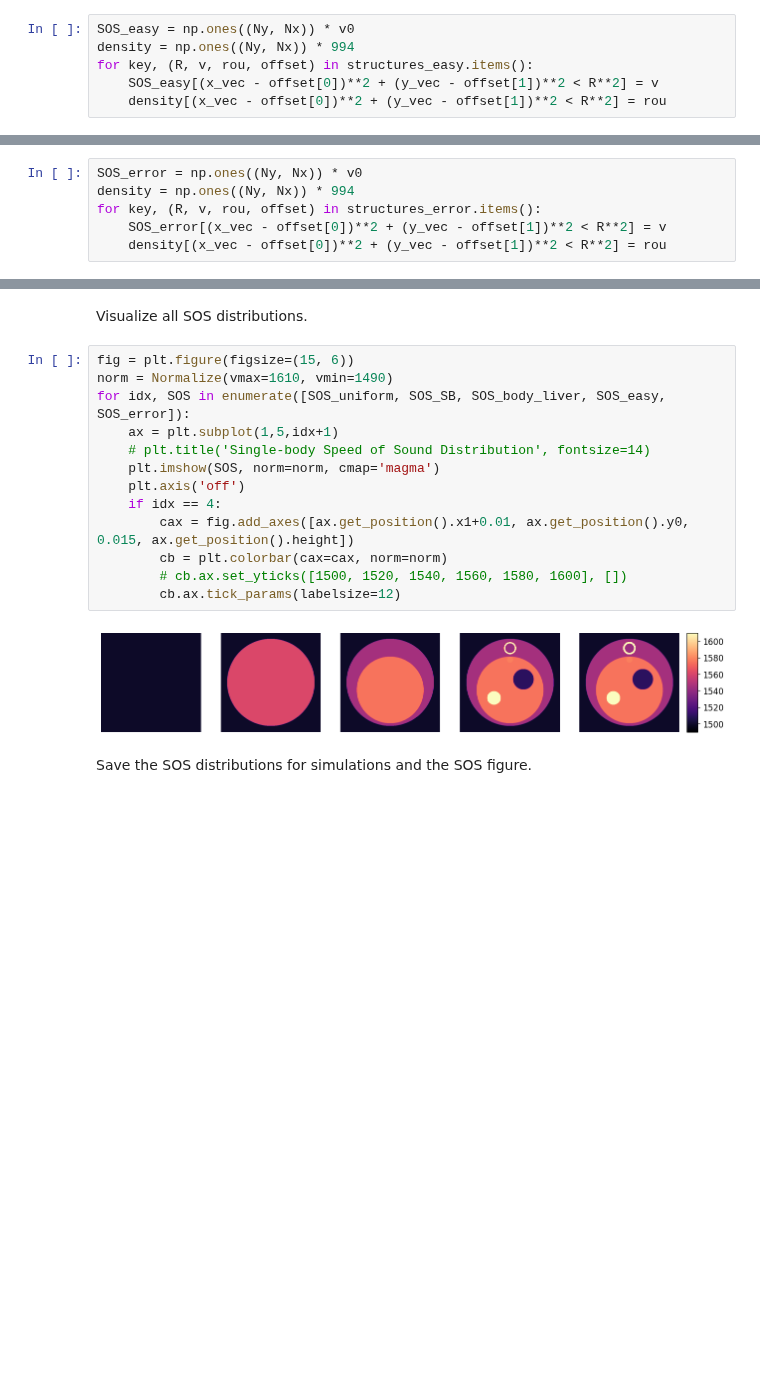
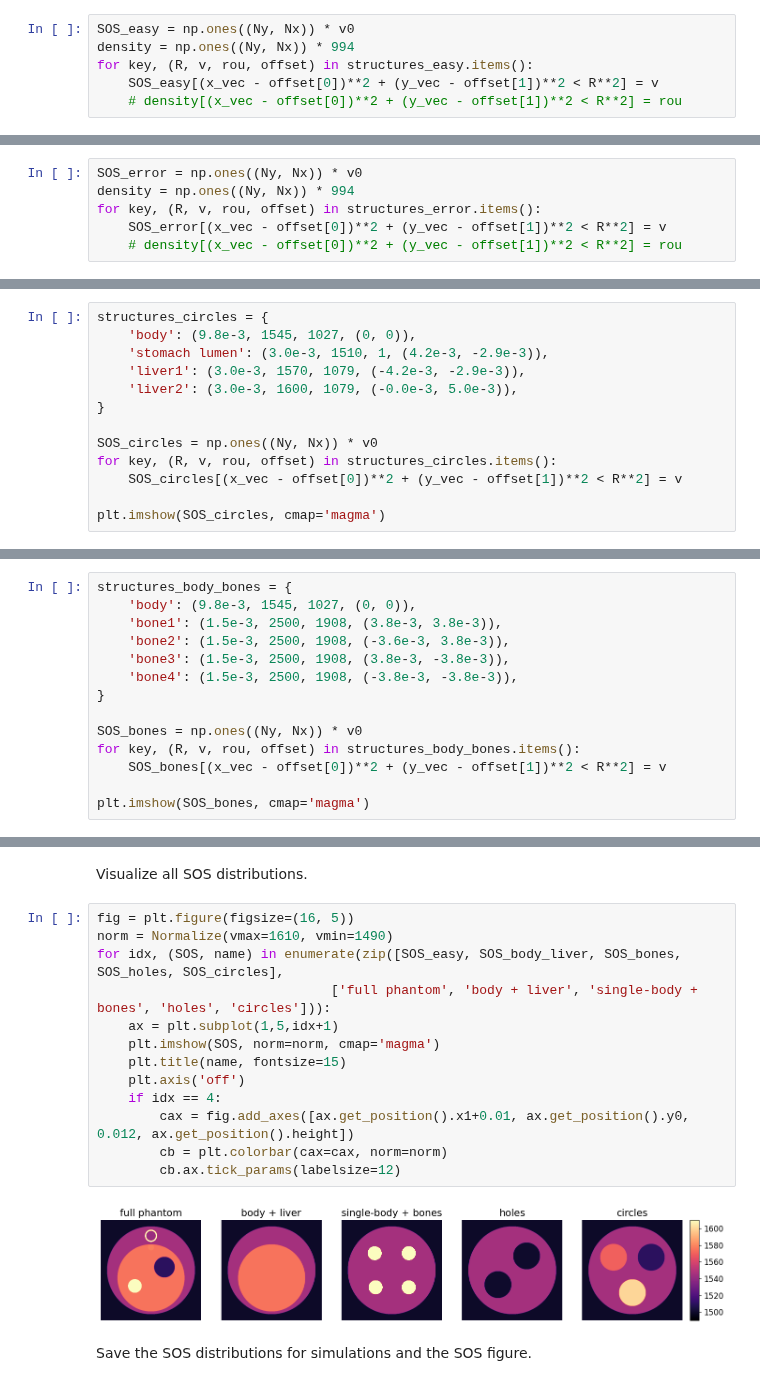
Before and after one commit to Lukeli0425/Coord-SoS-PACT, a Jupyter notebook: notebooks/create_phantom.ipynb, the cells around one changed output, grey strips where cells are left out. Cells and saved outputs as stored; diff of their text form; blank space fills up the shorter version.

```diff
--- a/notebooks/create_phantom.ipynb
+++ b/notebooks/create_phantom.ipynb
@@ -149,7 +149,7 @@ SOS_easy = np.ones((Ny, Nx)) * v0
 density = np.ones((Ny, Nx)) * 994
 for key, (R, v, rou, offset) in structures_easy.items():
     SOS_easy[(x_vec - offset[0])**2 + (y_vec - offset[1])**2 < R**2] = v
-    density[(x_vec - offset[0])**2 + (y_vec - offset[1])**2 < R**2] = rou
+    # density[(x_vec - offset[0])**2 + (y_vec - offset[1])**2 < R**2] = rou
 # %% [markdown]
 SOS with errors.
 # %%
@@ -157,7 +157,7 @@ SOS_error = np.ones((Ny, Nx)) * v0
 density = np.ones((Ny, Nx)) * 994
 for key, (R, v, rou, offset) in structures_error.items():
     SOS_error[(x_vec - offset[0])**2 + (y_vec - offset[1])**2 < R**2] = v
-    density[(x_vec - offset[0])**2 + (y_vec - offset[1])**2 < R**2] = rou
+    # density[(x_vec - offset[0])**2 + (y_vec - offset[1])**2 < R**2] = rou
 # %% [markdown]
 Body only.
 # %%
@@ -188,0 +208,13 @@ SOS_uniform = np.ones((Ny, Nx)) * v0
+# %%
+structures_circles = {
+    'body': (9.8e-3, 1545, 1027, (0, 0)),
+    'stomach lumen': (3.0e-3, 1510, 1, (4.2e-3, -2.9e-3)),
+    'liver1': (3.0e-3, 1570, 1079, (-4.2e-3, -2.9e-3)),
+    'liver2': (3.0e-3, 1600, 1079, (-0.0e-3, 5.0e-3)),
+}
+
+SOS_circles = np.ones((Ny, Nx)) * v0
+for key, (R, v, rou, offset) in structures_circles.items():
+    SOS_circles[(x_vec - offset[0])**2 + (y_vec - offset[1])**2 < R**2] = v
+
+plt.imshow(SOS_circles, cmap='magma')
@@ -188,0 +226,14 @@ SOS_uniform = np.ones((Ny, Nx)) * v0
+# %%
+structures_body_bones = {
+    'body': (9.8e-3, 1545, 1027, (0, 0)),
+    'bone1': (1.5e-3, 2500, 1908, (3.8e-3, 3.8e-3)),
+    'bone2': (1.5e-3, 2500, 1908, (-3.6e-3, 3.8e-3)),
+    'bone3': (1.5e-3, 2500, 1908, (3.8e-3, -3.8e-3)),
+    'bone4': (1.5e-3, 2500, 1908, (-3.8e-3, -3.8e-3)),
+}
+
+SOS_bones = np.ones((Ny, Nx)) * v0
+for key, (R, v, rou, offset) in structures_body_bones.items():
+    SOS_bones[(x_vec - offset[0])**2 + (y_vec - offset[1])**2 < R**2] = v
+
+plt.imshow(SOS_bones, cmap='magma')
@@ -189,20 +243,20 @@ SOS_uniform = np.ones((Ny, Nx)) * v0
 # %% [markdown]
 Visualize all SOS distributions.
 # %%
-fig = plt.figure(figsize=(15, 6))
+fig = plt.figure(figsize=(16, 5))
 norm = Normalize(vmax=1610, vmin=1490)
-for idx, SOS in enumerate([SOS_uniform, SOS_SB, SOS_body_liver, SOS_easy, SOS_error]):
+for idx, (SOS, name) in enumerate(zip([SOS_easy, SOS_body_liver, SOS_bones, SOS_holes, SOS_circles],
+                              ['full phantom', 'body + liver', 'single-body + bones', 'holes', 'circles'])):
     ax = plt.subplot(1,5,idx+1)
-    # plt.title('Single-body Speed of Sound Distribution', fontsize=14)
     plt.imshow(SOS, norm=norm, cmap='magma')
+    plt.title(name, fontsize=15)
     plt.axis('off')
     if idx == 4:
-        cax = fig.add_axes([ax.get_position().x1+0.01, ax.get_position().y0, 0.015, ax.get_position().height])
+        cax = fig.add_axes([ax.get_position().x1+0.01, ax.get_position().y0, 0.012, ax.get_position().height])
         cb = plt.colorbar(cax=cax, norm=norm)
-        # cb.ax.set_yticks([1500, 1520, 1540, 1560, 1580, 1600], [])
         cb.ax.tick_params(labelsize=12)
 # %% [output]
-[figure, old version]
+[figure, new version]
 # %% [markdown]
 Save the SOS distributions for simulations and the SOS figure.
 # %%
```
Also changed, not shown: parts of 11 cells of this notebook, 18 other files.
